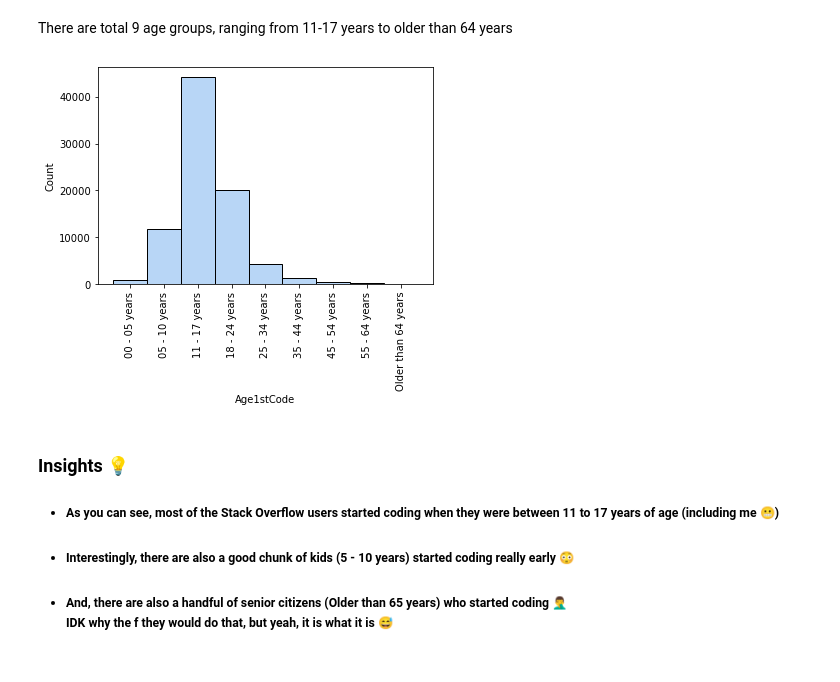
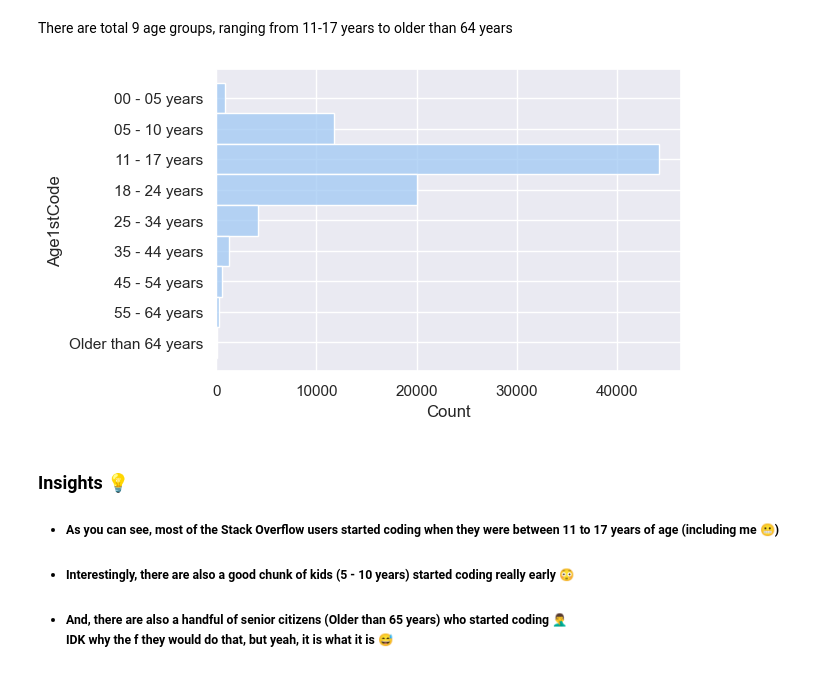
Before and after one commit to Ikshit-67/EDA_Git, a Jupyter notebook: StackOverflowSurvey/main.ipynb, the cells around one changed output. Cells and saved outputs as stored; diff of their text form; code cells hidden in the pictures.

Commit message:
imporved graphs

```diff
--- a/StackOverflowSurvey/main.ipynb
+++ b/StackOverflowSurvey/main.ipynb
@@ -71,11 +71,10 @@ There are total 9 age groups, ranging from 11-17 years to older than 64 years
 # %%
 sns.set_palette("pastel")
 df2 = df.sort_values("Age1stCode")
-plt.xticks(rotation = 90)
-sns.histplot(data = df2['Age1stCode'])
-plt.rcParams["figure.figsize"] = (8,6)
+sns.histplot(data = df2, y = df2['Age1stCode'])
+plt.rcParams["figure.figsize"] = (5,3)
 # %% [output]
-[figure, old version]
+[figure, new version]
 # %% [markdown]
 ### Insights 💡
 * ##### As you can see, most of the Stack Overflow users started coding when they were between 11 to 17 years of age (including me 😬)
```
Also changed, not shown: parts of 1 cell of this notebook.
